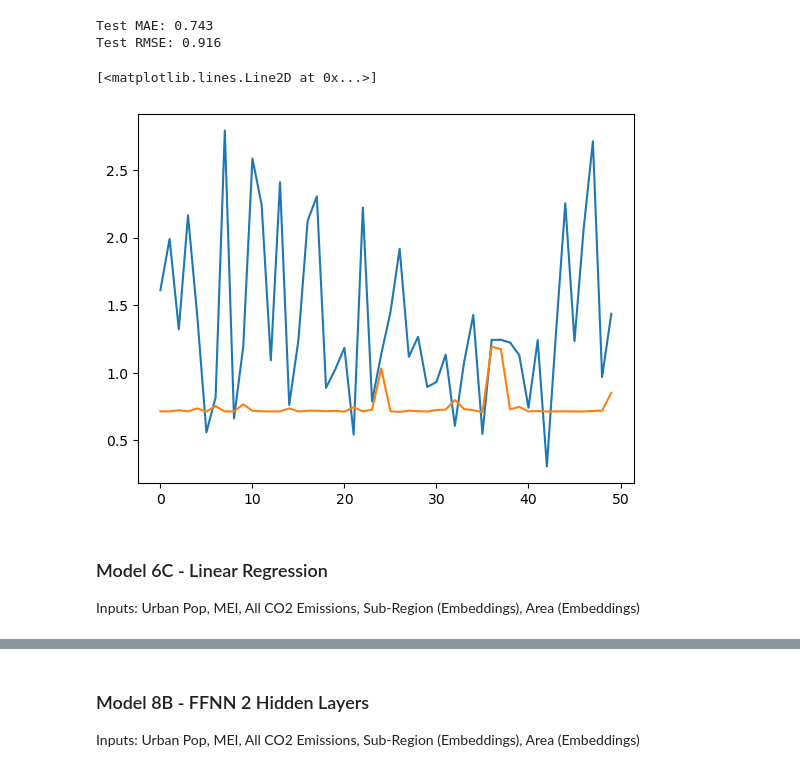
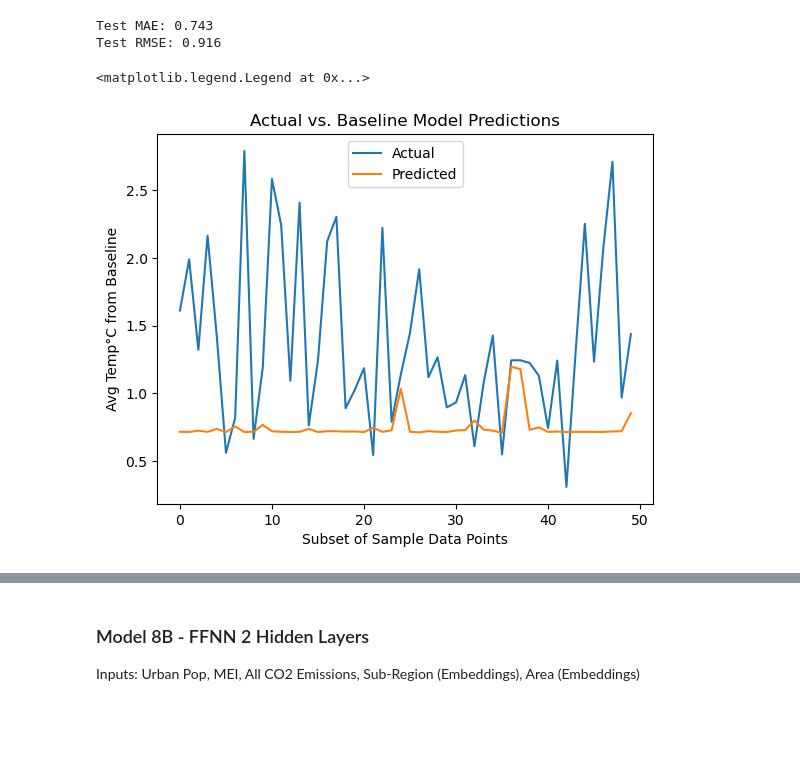
Before and after one commit to fayesimone/agriculture_emissions_prediction, a Jupyter notebook: Model_Building.ipynb, the cells around one changed output, grey strips where cells are left out. Saved outputs shown, nothing was run; the diff lists cells and outputs as text; code cells hidden in the pictures; blank space fills up the shorter version.

Commit message:
final model tuning

```diff
--- a/Model_Building.ipynb
+++ b/Model_Building.ipynb
@@ -2528,10 +2789,10 @@ Test RMSE: 0.916
 # %%
 plt.plot(Y_test.index[0:50], Y_test.values[0:50])
 plt.plot(Y_test.index[0:50], model_3_preds[0:50])
+plt.ylabel('Avg Temp°C from Baseline')
+plt.xlabel('Subset of Sample Data Points')
+plt.title('Actual vs. Baseline Model Predictions')
+plt.legend(('Actual', 'Predicted'))
 # %% [output]
-[<matplotlib.lines.Line2D at 0x...>]
+<matplotlib.legend.Legend at 0x...>
-[figure, old version]
+[figure, new version]
-# %% [markdown]
-### Model 6C - Linear Regression
-
-Inputs: Urban Pop, MEI, All CO2 Emissions, Sub-Region (Embeddings), Area (Embeddings)
```
Also changed, not shown: parts of 32 cells of this notebook.
